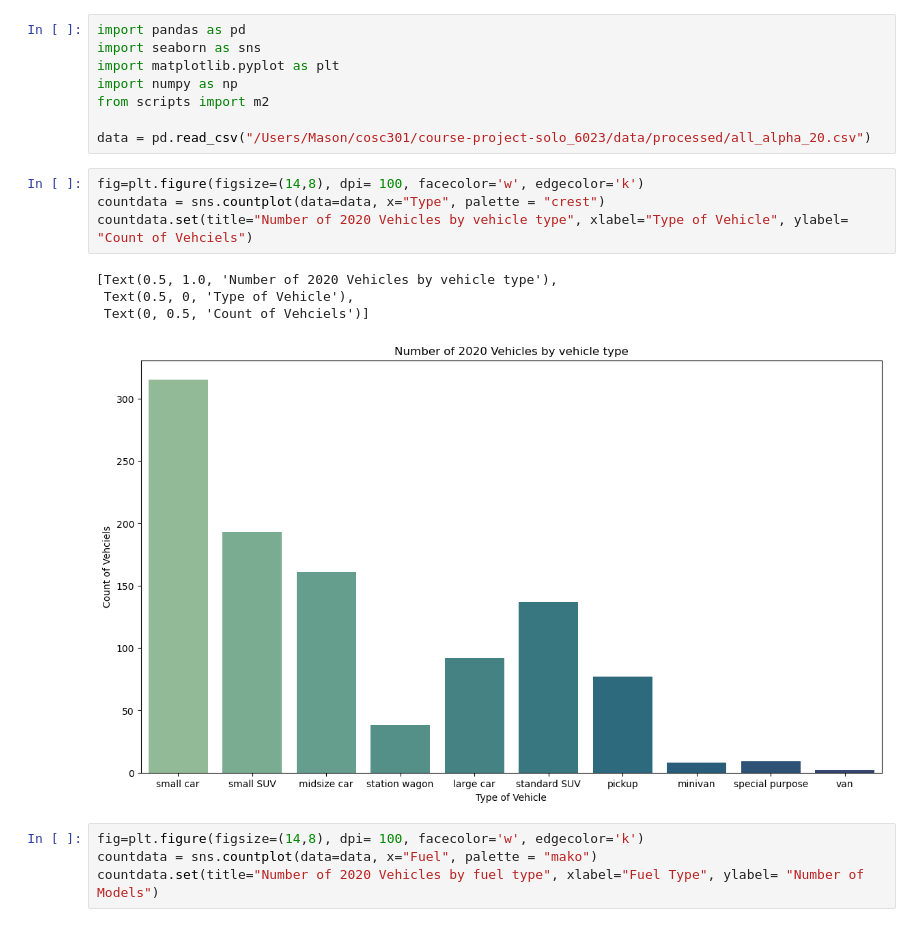
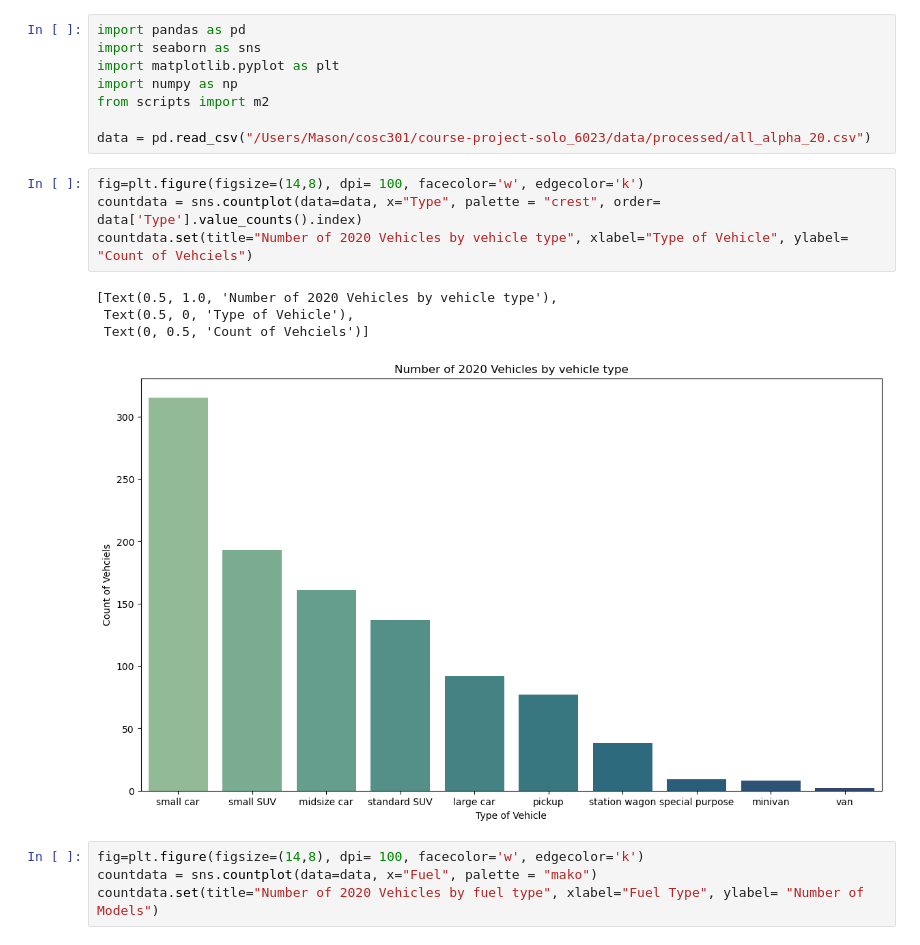
Before and after one commit to data301-2020-winter1/course-project-solo_6023, a Jupyter notebook: analysis/Graphs.ipynb, the cells around one changed output. Saved outputs shown, nothing was run; the diff lists cells and outputs as text.

```diff
--- a/analysis/Graphs.ipynb
+++ b/analysis/Graphs.ipynb
@@ -8,13 +8,13 @@ from scripts import m2
 data = pd.read_csv("/Users/Mason/cosc301/course-project-solo_6023/data/processed/all_alpha_20.csv")
 # %%
 fig=plt.figure(figsize=(14,8), dpi= 100, facecolor='w', edgecolor='k')
-countdata = sns.countplot(data=data, x="Type", palette = "crest")
+countdata = sns.countplot(data=data, x="Type", palette = "crest", order= data['Type'].value_counts().index)
 countdata.set(title="Number of 2020 Vehicles by vehicle type", xlabel="Type of Vehicle", ylabel= "Count of Vehciels")
 # %% [output]
 [Text(0.5, 1.0, 'Number of 2020 Vehicles by vehicle type'),
  Text(0.5, 0, 'Type of Vehicle'),
  Text(0, 0.5, 'Count of Vehciels')]
-[figure, old version]
+[figure, new version]
 # %%
 fig=plt.figure(figsize=(14,8), dpi= 100, facecolor='w', edgecolor='k')
 countdata = sns.countplot(data=data, x="Fuel", palette = "mako")
```
Also changed, not shown: parts of 1 cell of this notebook, 2 other files.
